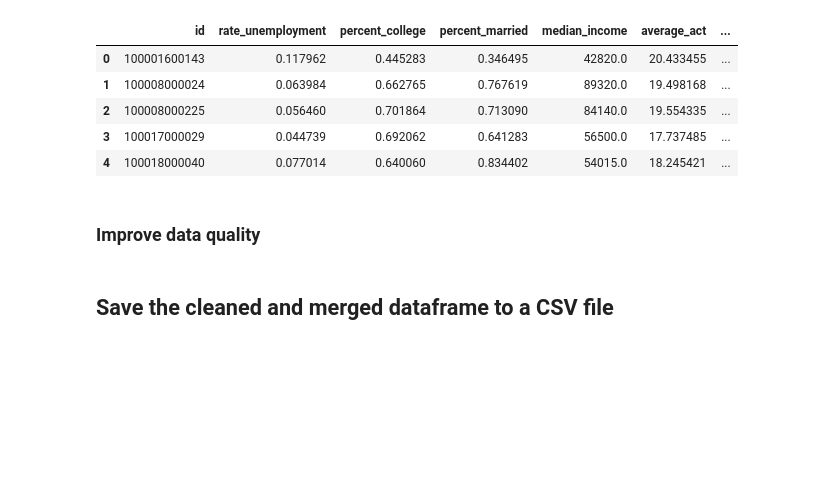
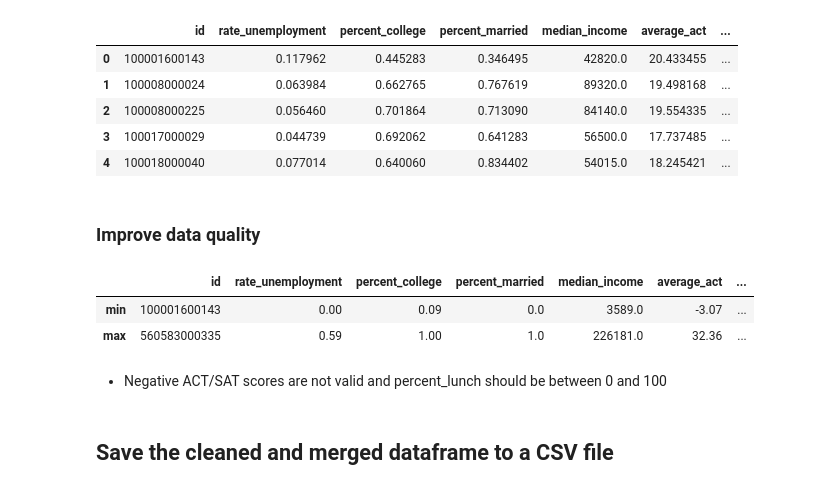
Before and after one commit to JLichwa80/education, a Jupyter notebook: code/Education_DATA_Preparation.ipynb, the cells around one changed output. Saved outputs shown, nothing was run; the diff lists cells and outputs as text; code cells hidden in the pictures; blank space fills up the shorter version.

```diff
--- a/code/Education_DATA_Preparation.ipynb
+++ b/code/Education_DATA_Preparation.ipynb
@@ -61,6 +69,7 @@ memory usage: 50.7+ MB
 # %% [markdown]
 ### Explore the Data
 # %%
+pd.set_option('display.max_columns', None)  # Show all columns
 school_information.head()
 # %% [output]
 |  | SCHOOL_YEAR | FIPST | STATENAME | ST | SCH_NAME | LEA_NAME | STATE_AGENCY_NO | UNION | ST_LEAID | ... |
@@ -276,6 +284,15 @@ memory usage: 811.2+ KB
 | 4 | 100018000040 | 0.077014 | 0.640060 | 0.834402 | 54015.0 | 18.245421 | ... |
 # %% [markdown]
 ### Improve data quality
+# %%
+df.describe()
+df.select_dtypes(include=['number']).agg(['min','max']).round(2)
+# %% [output]
+|  | id | rate_unemployment | percent_college | percent_married | median_income | average_act | ... |
+| min | 100001600143 | 0.00 | 0.09 | 0.0 | 3589.0 | -3.07 | ... |
+| max | 560583000335 | 0.59 | 1.00 | 1.0 | 226181.0 | 32.36 | ... |
+# %% [markdown]
+- Negative ACT/SAT scores are not valid and percent_lunch should be between 0 and 100
 # %% [markdown]
 ## Save the cleaned and merged dataframe to a CSV file
 # %%
```
Also changed, not shown: parts of 3 cells of this notebook.
